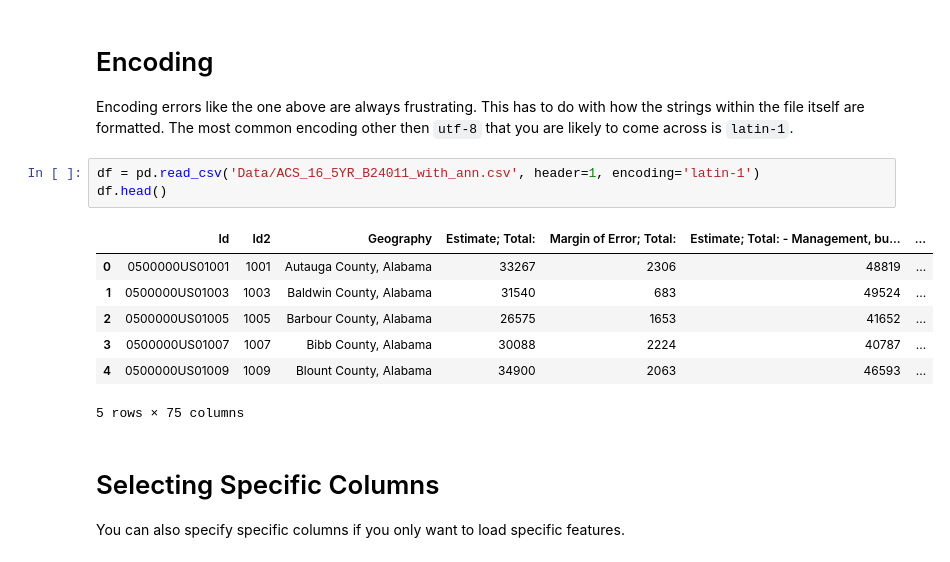
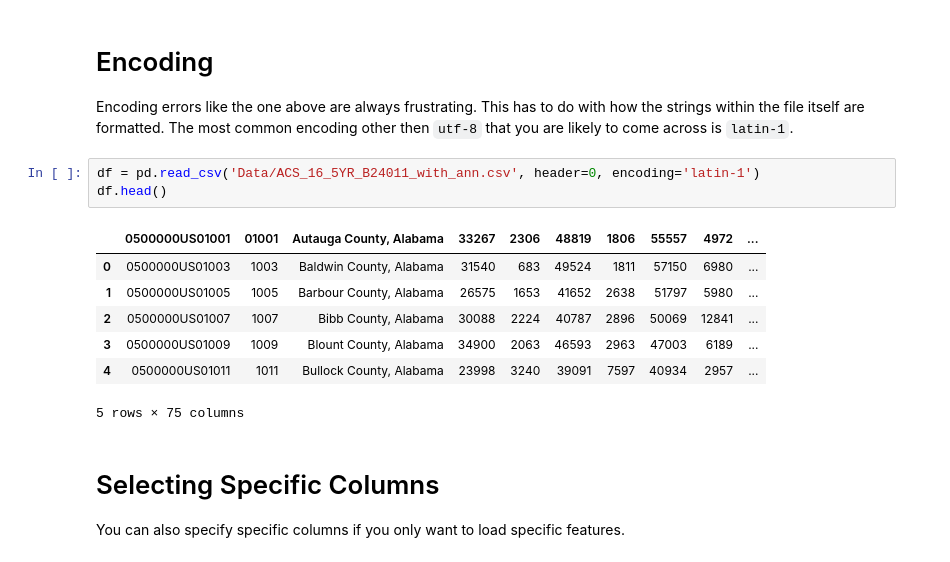
Before and after one commit to Jeremykao7/dsc-1-03-04-importing-data-using-pandas-online-ds-sp-000, a Jupyter notebook: index.ipynb, the cells around one changed output. Drawn from its saved outputs; the diff is of its cells as text.

```diff
--- a/index.ipynb
+++ b/index.ipynb
@@ -104,15 +104,15 @@ UnicodeDecodeError: 'utf-8' codec can't decode byte 0xf1 in position 2: invalid
 
 Encoding errors like the one above are always frustrating. This has to do with how the strings within the file itself are formatted. The most common encoding other then `utf-8` that you are likely to come across is `latin-1`.
 # %%
-df = pd.read_csv('Data/ACS_16_5YR_B24011_with_ann.csv', header=1, encoding='latin-1')
+df = pd.read_csv('Data/ACS_16_5YR_B24011_with_ann.csv', header=0, encoding='latin-1')
 df.head()
 # %% [output]
-|  | Id | Id2 | Geography | Estimate; Total: | Margin of Error; Total: | Estimate; Total: - Management, bu... | ... |
-| 0 | 0500000US01001 | 1001 | Autauga County, Alabama | 33267 | 2306 | 48819 | ... |
-| 1 | 0500000US01003 | 1003 | Baldwin County, Alabama | 31540 | 683 | 49524 | ... |
-| 2 | 0500000US01005 | 1005 | Barbour County, Alabama | 26575 | 1653 | 41652 | ... |
-| 3 | 0500000US01007 | 1007 | Bibb County, Alabama | 30088 | 2224 | 40787 | ... |
-| 4 | 0500000US01009 | 1009 | Blount County, Alabama | 34900 | 2063 | 46593 | ... |
+|  | 0500000US01001 | 01001 | Autauga County, Alabama | 33267 | 2306 | 48819 | 1806 | 55557 | 4972 | ... |
+| 0 | 0500000US01003 | 1003 | Baldwin County, Alabama | 31540 | 683 | 49524 | 1811 | 57150 | 6980 | ... |
+| 1 | 0500000US01005 | 1005 | Barbour County, Alabama | 26575 | 1653 | 41652 | 2638 | 51797 | 5980 | ... |
+| 2 | 0500000US01007 | 1007 | Bibb County, Alabama | 30088 | 2224 | 40787 | 2896 | 50069 | 12841 | ... |
+| 3 | 0500000US01009 | 1009 | Blount County, Alabama | 34900 | 2063 | 46593 | 2963 | 47003 | 6189 | ... |
+| 4 | 0500000US01011 | 1011 | Bullock County, Alabama | 23998 | 3240 | 39091 | 7597 | 40934 | 2957 | ... |
 5 rows × 75 columns
 # %% [markdown]
 # Selecting Specific Columns
```
